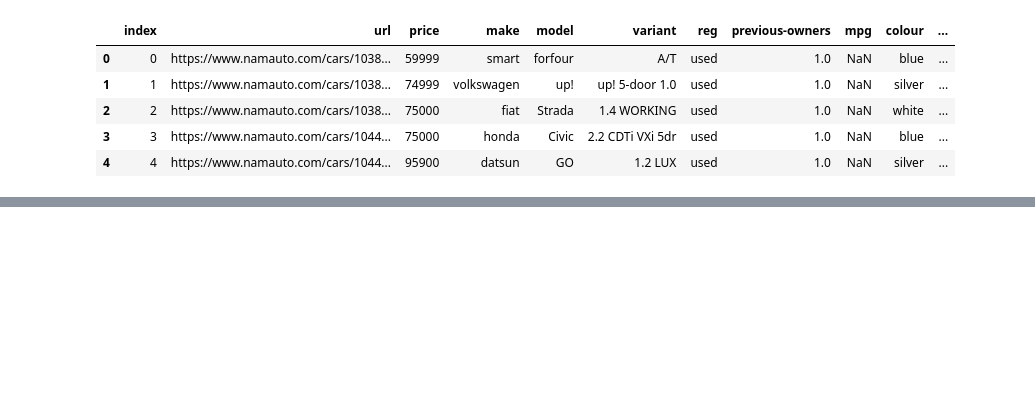
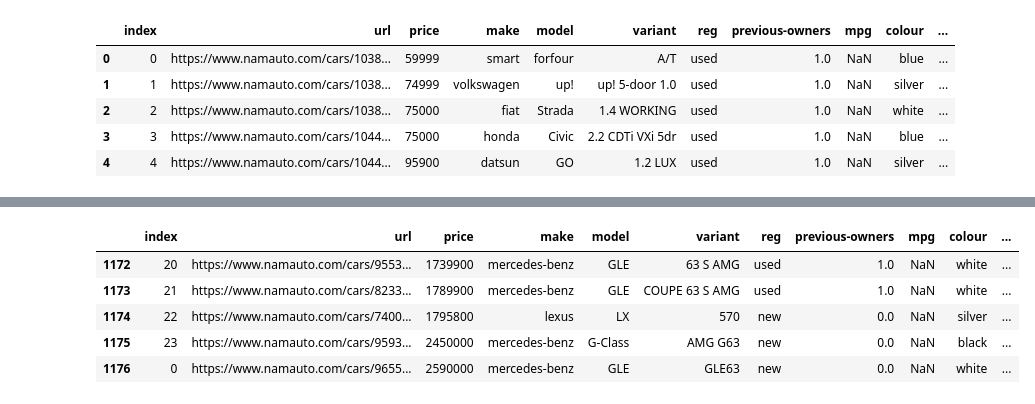
Before and after one commit to shambekela/Namcar-price-predictor, a Jupyter notebook: Car prediction.ipynb, the cells around one changed output, grey strips where cells are left out. Saved outputs shown, nothing was run; the diff lists cells and outputs as text; code cells hidden in the pictures; blank space fills up the shorter version.

Commit message:
Data cleaning almost complete

```diff
--- a/Car prediction.ipynb
+++ b/Car prediction.ipynb
@@ -325,0 +359,5 @@ data.head()
+# %%
+bodystyle = data.groupby(['bodystyle']).agg({'bodystyle': 'count'}).rename(columns={'bodystyle': 'Total'}).reset_index()
+# %%
+style = data[data['bodystyle'].isin(bodystyle[bodystyle['Total'] < 10]['bodystyle'])].index
+data.loc[style, 'bodystyle'] = 'other'
@@ -325,0 +395,12 @@ data.head()
+# %%
+def transmission_cleaning(text):
+    text = text.lower()
+
+    if "auto" in text:
+        text = "automatic"
+    elif "manual":
+        text = "manual"
+
+    return text
+# %%
+data['transmission'] = data['transmission'].apply(lambda x: transmission_cleaning(x) if pd.notnull(x) else x)
@@ -325,0 +420,9 @@ data.head()
+# %%
+data.tail()
+# %% [output]
+|  | index | url | price | make | model | variant | reg | previous-owners | mpg | colour | ... |
+| 1172 | 20 | https://www.namauto.com/cars/9553... | 1739900 | mercedes-benz | GLE | 63 S AMG | used | 1.0 | NaN | white | ... |
+| 1173 | 21 | https://www.namauto.com/cars/8233... | 1789900 | mercedes-benz | GLE | COUPE 63 S AMG | used | 1.0 | NaN | white | ... |
+| 1174 | 22 | https://www.namauto.com/cars/7400... | 1795800 | lexus | LX | 570 | new | 0.0 | NaN | silver | ... |
+| 1175 | 23 | https://www.namauto.com/cars/9593... | 2450000 | mercedes-benz | G-Class | AMG G63 | new | 0.0 | NaN | black | ... |
+| 1176 | 0 | https://www.namauto.com/cars/9655... | 2590000 | mercedes-benz | GLE | GLE63 | new | 0.0 | NaN | white | ... |
```
Also changed, not shown: parts of 18 cells of this notebook.
